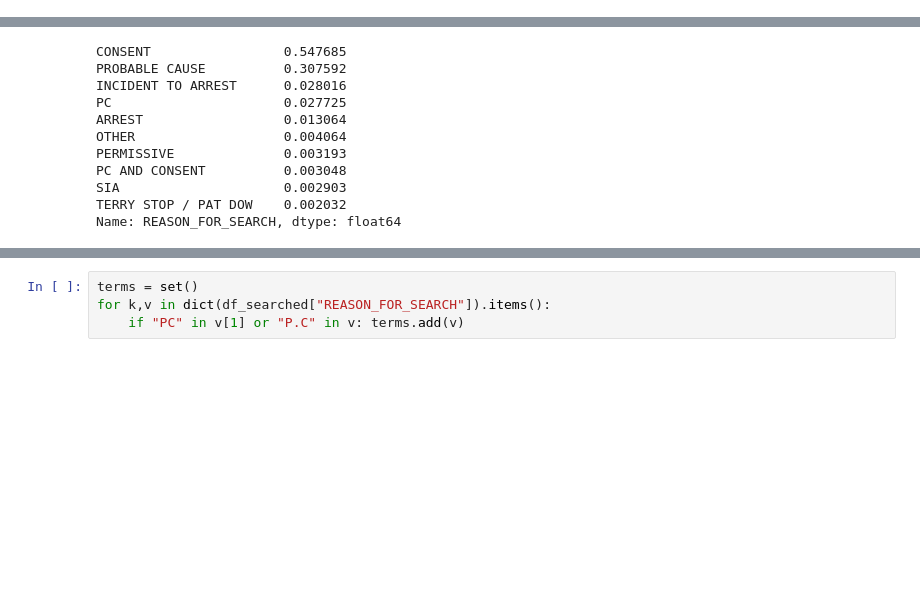
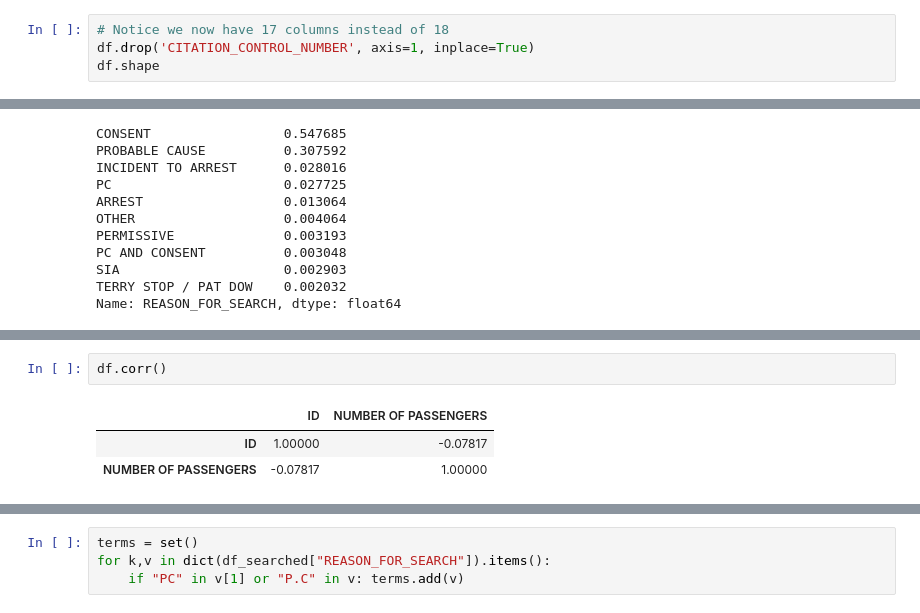
Before and after one commit to rbracco/louisville_data, a Jupyter notebook: nbs/Louisville Police Stops.ipynb, the cells around one changed output, grey strips where cells are left out. Cells and saved outputs as stored; diff of their text form; blank space fills up the shorter version.

```diff
--- a/nbs/Louisville Police Stops.ipynb
+++ b/nbs/Louisville Police Stops.ipynb
@@ -70,0 +86,4 @@ WAS_VEHCILE_SEARCHED
+# %%
+# Notice we now have 17 columns instead of 18
+df.drop('CITATION_CONTROL_NUMBER', axis=1, inplace=True)
+df.shape
@@ -214,0 +239,6 @@ Name: REASON_FOR_SEARCH, dtype: float64
+# %%
+df.corr()
+# %% [output]
+|  | ID | NUMBER OF PASSENGERS |
+| ID | 1.00000 | -0.07817 |
+| NUMBER OF PASSENGERS | -0.07817 | 1.00000 |
```
Also changed, not shown: parts of 16 cells of this notebook.
